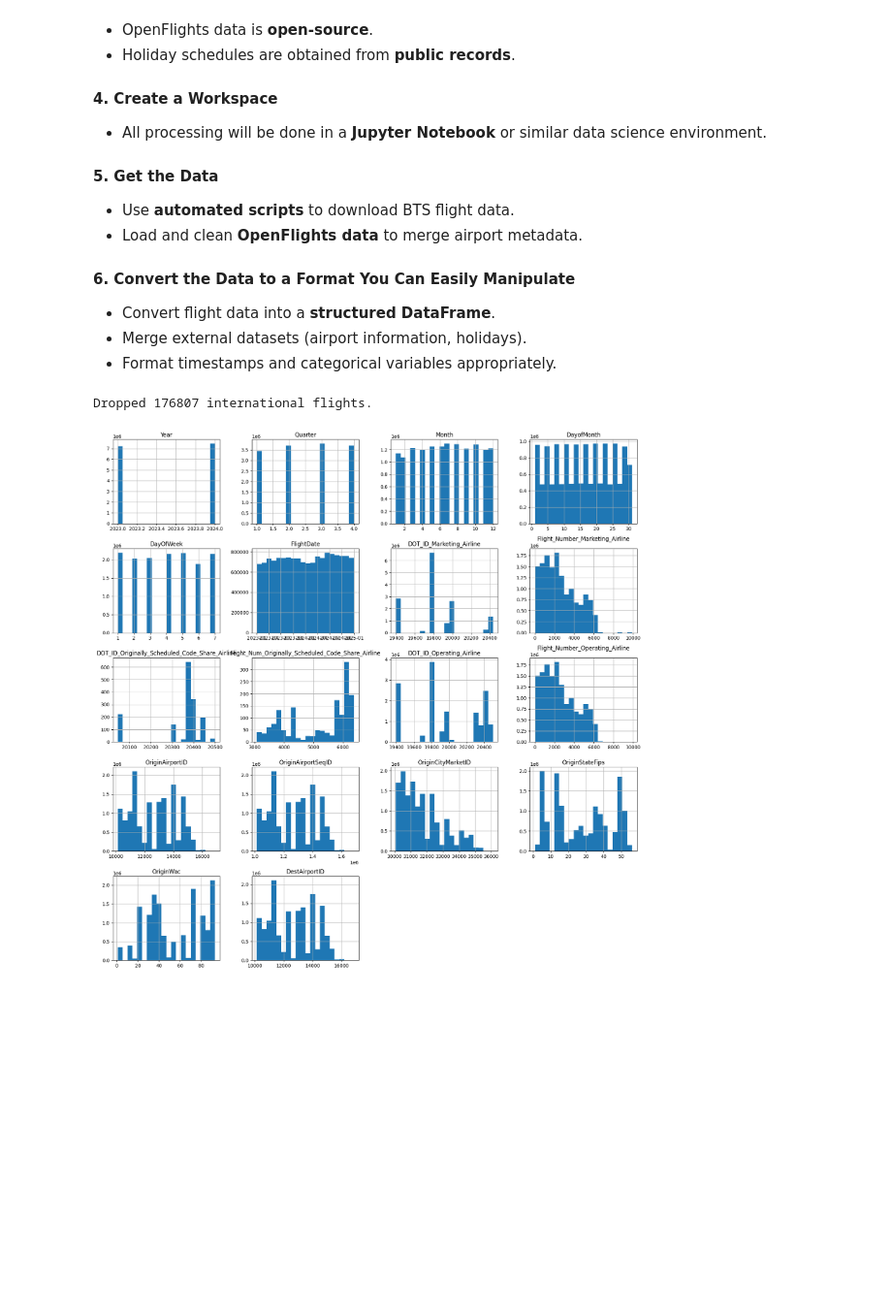
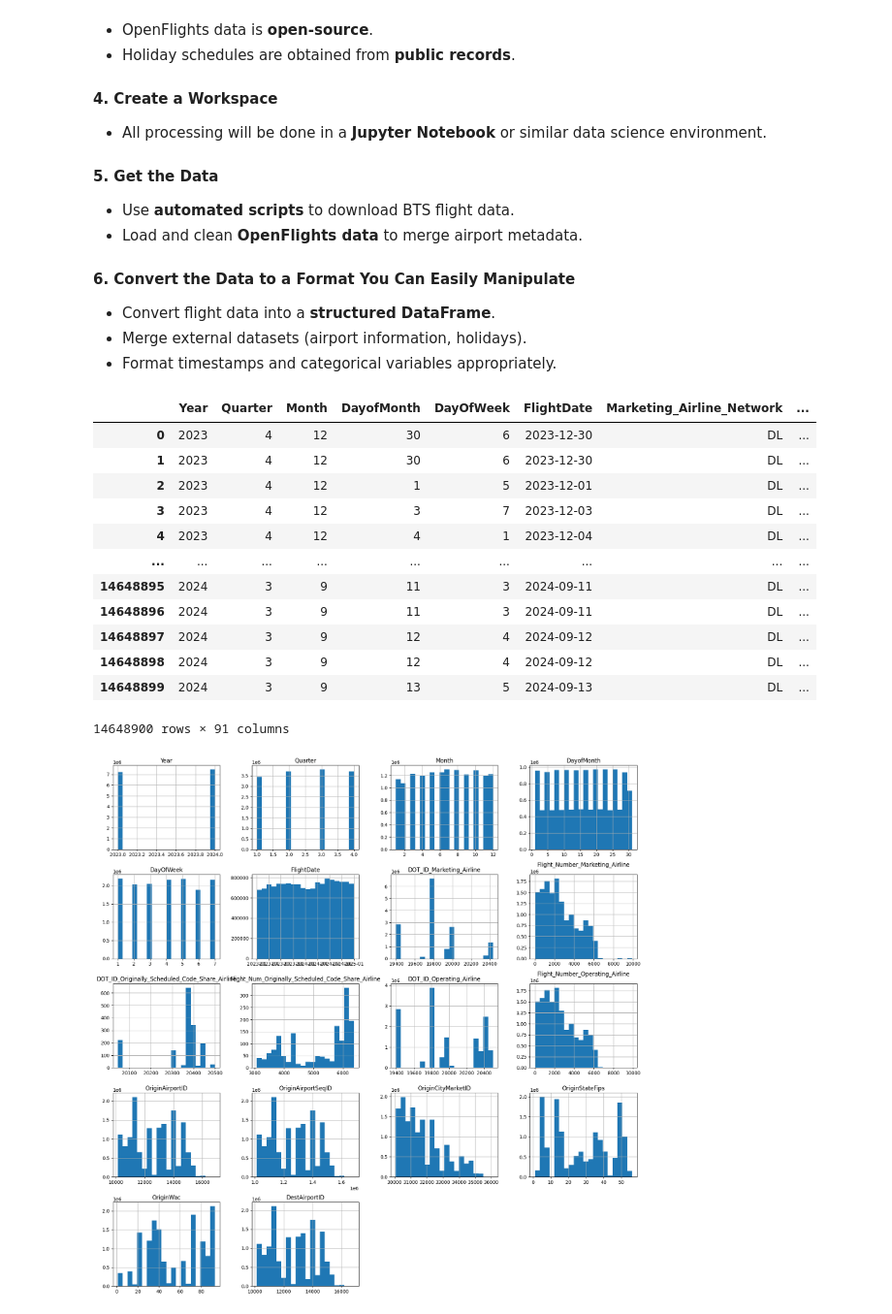
Before and after one commit to denibravo/NeuralNetworkProject, a Jupyter notebook: Delayed.ipynb, the cells around one changed output. Shown at 97% size. Saved outputs shown, nothing was run; the diff lists cells and outputs as text; code cells hidden in the pictures; blank space fills up the shorter version.

```diff
--- a/Delayed.ipynb
+++ b/Delayed.ipynb
@@ -440,14 +498,16 @@ def stratified_random_split(df: pd.DataFrame, target_column: str, test_size: flo
 
 # weather data will be needed using coordinates of the airports
 # %%
-aircraft_data = load_aircraft_data("aircrafts.csv")
-holiday_data = generate_us_holiday_data(2023, 2025)
-data = merge_flight_data("./FlightData")
-data = clean_flight_data(data)
-data = drop_international_flights(data)
-data = merge_airport_coordinates(data)
-data = merge_aircraft_data(data, aircraft_data)
-data = merge_holiday_data(data, holiday_data)
-flight_data = create_flight_status(data)
+# # Merge flight data
+# aircraft_data = load_aircraft_data("aircrafts.csv")
+# holiday_data = generate_us_holiday_data(2023, 2025)
+# data = merge_flight_data("./FlightData")
+# data = clean_flight_data(data)
+# data = drop_international_flights(data)
+# data = merge_airport_coordinates(data)
+# data = merge_aircraft_data(data, aircraft_data)
+# data = merge_holiday_data(data, holiday_data)
+# flight_data = create_flight_status(data)
+
+# # Turn out dataframe into a parquet file
+# save_as_parquet(flight_data, "flight_data")
-# %% [output]
-Dropped 176807 international flights.
@@ -454,3 +517,19 @@ Dropped 176807 international flights.
+# %%
+flight_data
+# %% [output]
+|  | Year | Quarter | Month | DayofMonth | DayOfWeek | FlightDate | Marketing_Airline_Network | ... |
+| 0 | 2023 | 4 | 12 | 30 | 6 | 2023-12-30 | DL | ... |
+| 1 | 2023 | 4 | 12 | 30 | 6 | 2023-12-30 | DL | ... |
+| 2 | 2023 | 4 | 12 | 1 | 5 | 2023-12-01 | DL | ... |
+| 3 | 2023 | 4 | 12 | 3 | 7 | 2023-12-03 | DL | ... |
+| 4 | 2023 | 4 | 12 | 4 | 1 | 2023-12-04 | DL | ... |
+| ... | ... | ... | ... | ... | ... | ... | ... | ... |
+| 14648895 | 2024 | 3 | 9 | 11 | 3 | 2024-09-11 | DL | ... |
+| 14648896 | 2024 | 3 | 9 | 11 | 3 | 2024-09-11 | DL | ... |
+| 14648897 | 2024 | 3 | 9 | 12 | 4 | 2024-09-12 | DL | ... |
+| 14648898 | 2024 | 3 | 9 | 12 | 4 | 2024-09-12 | DL | ... |
+| 14648899 | 2024 | 3 | 9 | 13 | 5 | 2024-09-13 | DL | ... |
+14648900 rows × 91 columns
 # %%
 # histogram of athe first 30 columns of the data
 
```
Also changed, not shown: parts of 9 cells of this notebook, 1 other file.
